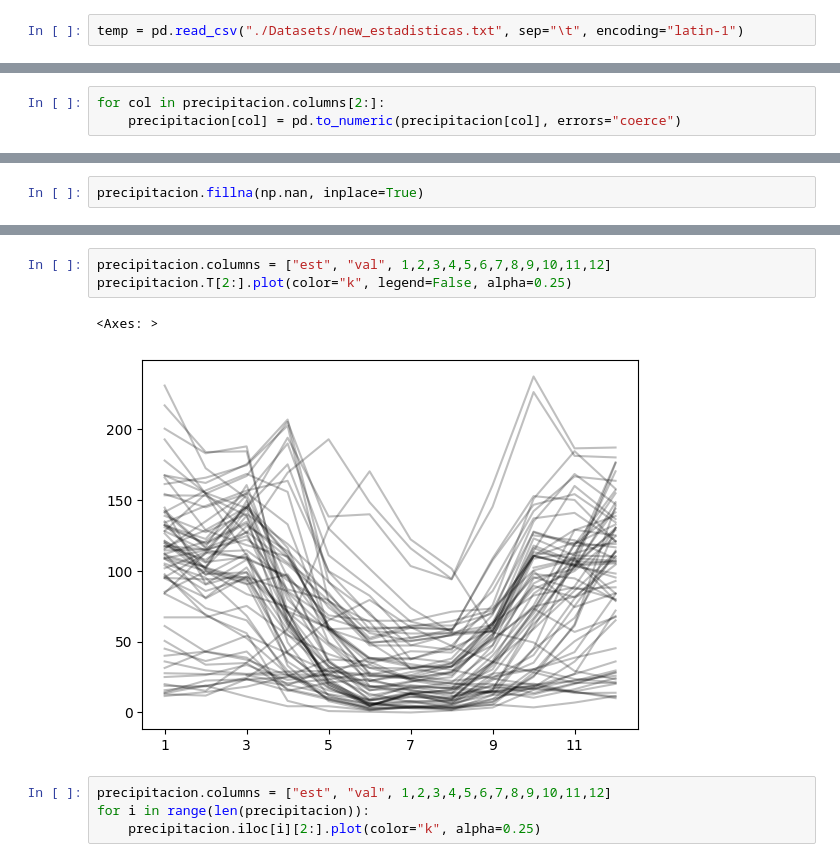
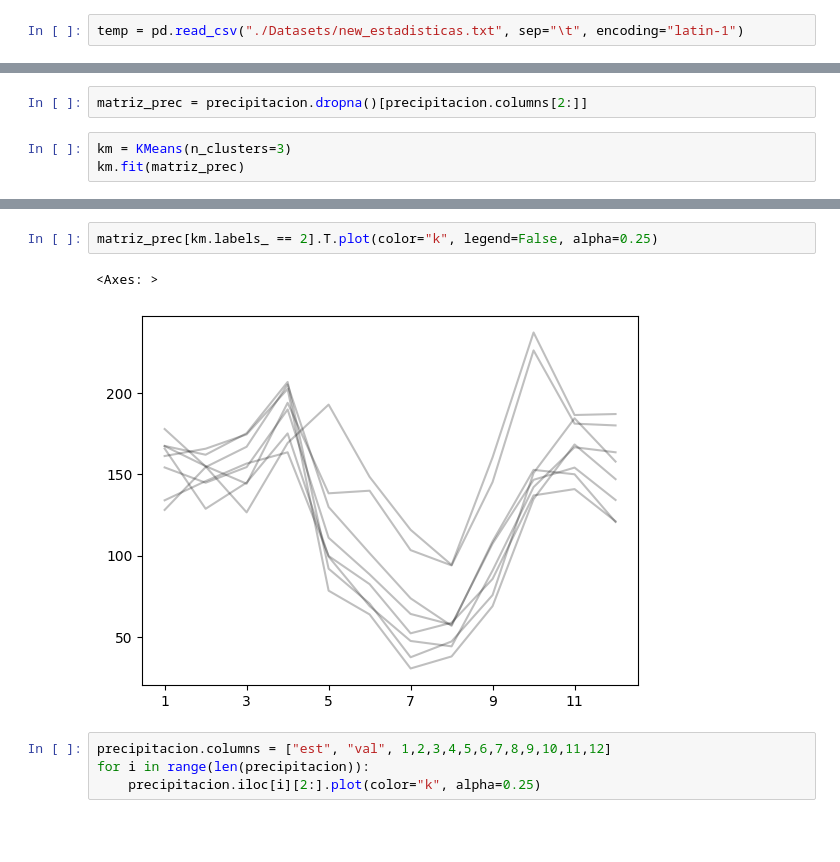
Before and after one commit to marianataglio/seriestemporales, a Jupyter notebook: ej_1.ipynb, the cells around one changed output, grey strips where cells are left out. Saved outputs shown, nothing was run; the diff lists cells and outputs as text; blank space fills up the shorter version.

```diff
--- a/ej_1.ipynb
+++ b/ej_1.ipynb
@@ -169,3 +129,0 @@ Index(['Ene', 'Feb', 'Mar', 'Abr', 'May', 'Jun', 'Jul', 'Ago', 'Sep', 'Oct',
-# %%
-for col in precipitacion.columns[2:]:
-    precipitacion[col] = pd.to_numeric(precipitacion[col], errors="coerce")
@@ -178,2 +129,0 @@ See the caveats in the documentation: https://pandas.pydata.org/pandas-docs/stab
-# %%
-precipitacion.fillna(np.nan, inplace=True)
@@ -200,0 +143,5 @@ precipitacion
+# %%
+matriz_prec = precipitacion.dropna()[precipitacion.columns[2:]]
+# %%
+km = KMeans(n_clusters=3)
+km.fit(matriz_prec)
@@ -201,9 +155,8 @@ precipitacion
 # %%
-precipitacion.columns = ["est", "val", 1,2,3,4,5,6,7,8,9,10,11,12]
-precipitacion.T[2:].plot(color="k", legend=False, alpha=0.25)
+matriz_prec[km.labels_ == 2].T.plot(color="k", legend=False, alpha=0.25)
 # %% [output]
 <Axes: >
-[figure, old version]
+[figure, new version]
 # %%
 precipitacion.columns = ["est", "val", 1,2,3,4,5,6,7,8,9,10,11,12]
 for i in range(len(precipitacion)):
```
Also changed, not shown: parts of 25 cells of this notebook.
